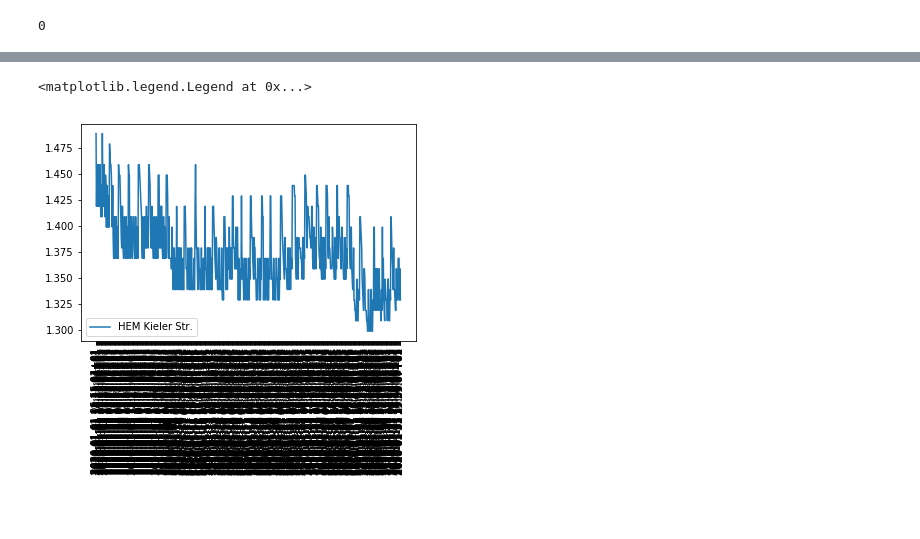
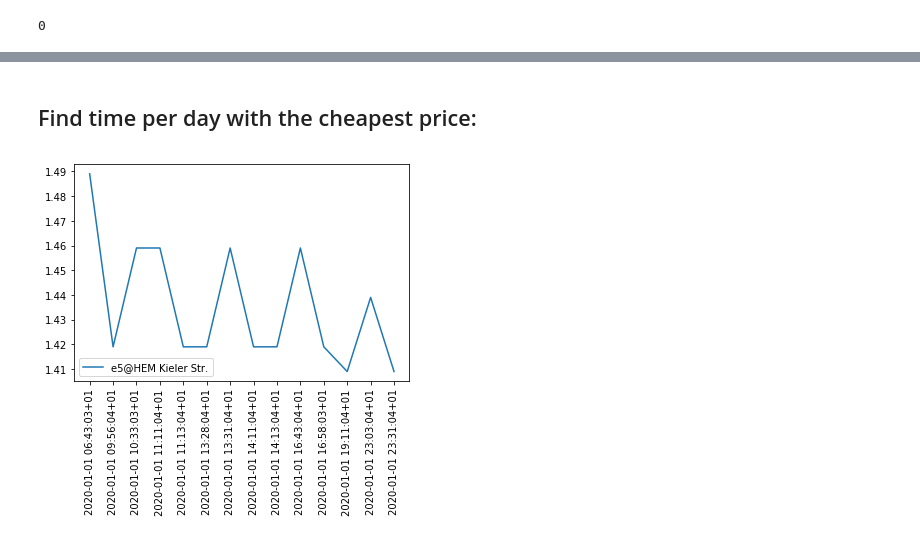
Before and after one commit to grevtsovkirill/GasAnalysis, a Jupyter notebook: GasAnalysis.ipynb, the cells around one changed output, grey strips where cells are left out. Cells and saved outputs as stored; diff of their text form; code cells hidden in the pictures; blank space fills up the shorter version.

Commit message:
went down to get hour with cheapest gas per day

```diff
--- a/GasAnalysis.ipynb
+++ b/GasAnalysis.ipynb
@@ -248,0 +253,6 @@ for filename in os.listdir(data_dir):
+# %%
+def plot_over_time(data,gas_type='e5'):
+    df1= data.sort_values('date', ascending=True)
+    plt.plot(df1['date'], df1[gas_type],label=gas_type+"@"+df1['station_name'].values[0]+" "+df1['station_address'].values[0])
+    plt.xticks(rotation='vertical')
+    plt.legend(loc="lower left")
@@ -270,8 +272,3 @@ merged_data
-# %%
-df1= merged_data.sort_values('date', ascending=True)
-plt.plot(df1['date'], df1['e5'],label=df1['station_name'].values[0]+" "+df1['station_address'].values[0])
-plt.xticks(rotation='vertical')
-plt.legend(loc="lower left")
-# %% [output]
-<matplotlib.legend.Legend at 0x...>
-[figure, removed]
+# %% [markdown]
+Find time per day with the cheapest price:
+ -
@@ -277,0 +277,6 @@ plt.legend(loc="lower left")
+# %%
+day1 = merged_data.loc[merged_data.date<'2020-01-02']
+# %%
+plot_over_time(day1)
+# %% [output]
+[figure, added]
```
Also changed, not shown: parts of 21 cells of this notebook.
